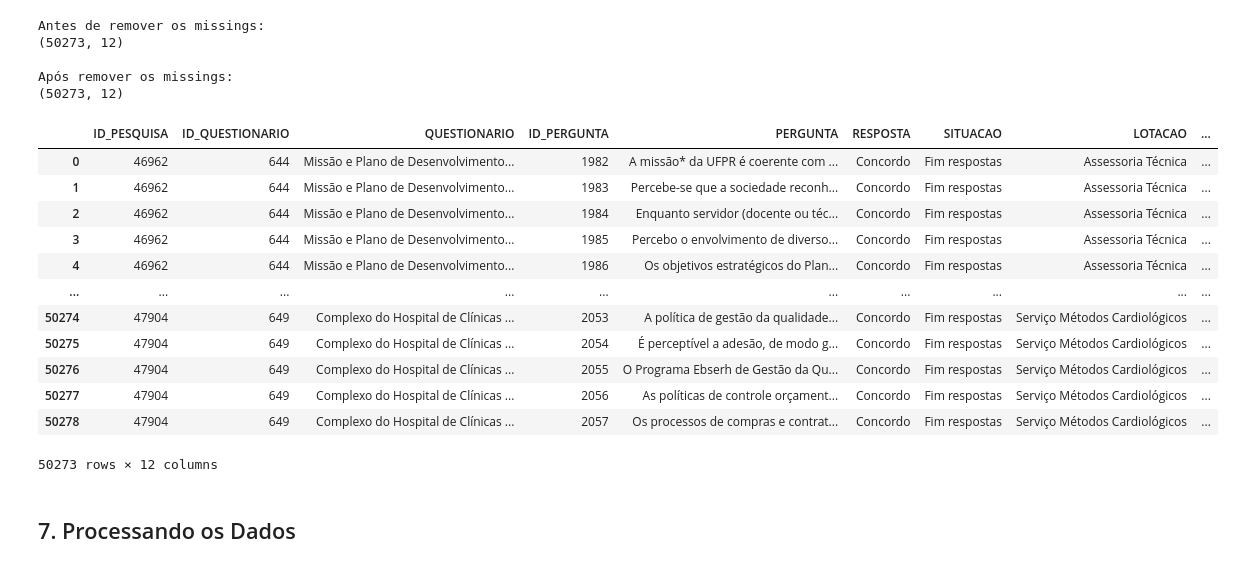
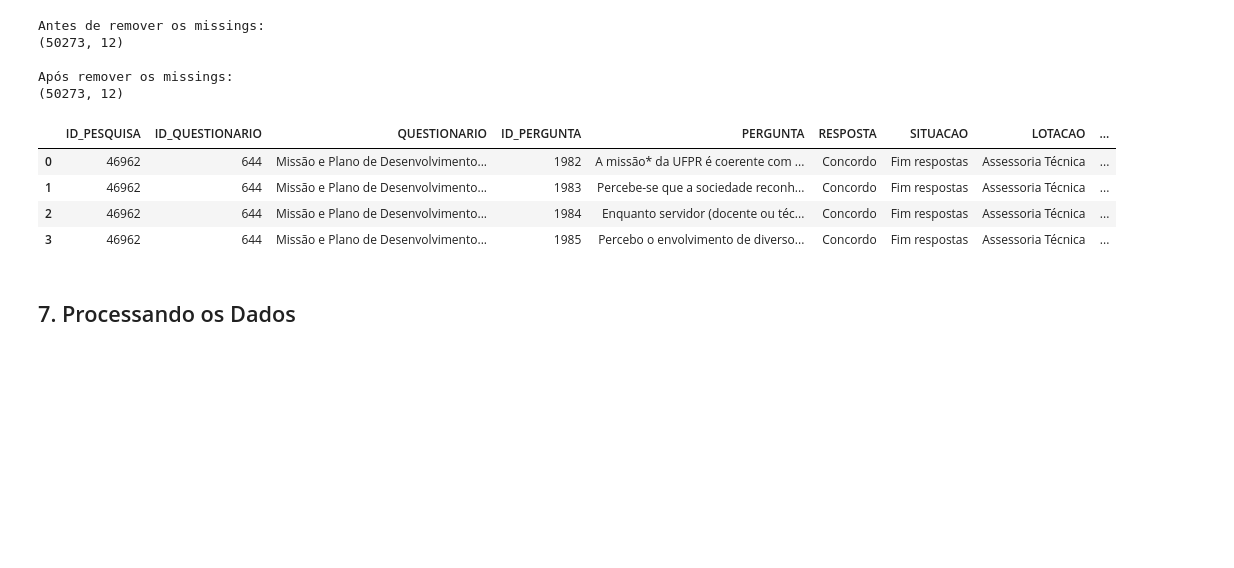
Before and after one commit to IronZiiz/Hackathon_mathmorphosis, a Jupyter notebook: data/processed/preprocessing_dados_institucional.ipynb, the cells around one changed output. Drawn from its saved outputs; the diff is of its cells as text; code cells hidden in the pictures; blank space fills up the shorter version.

```diff
--- a/data/processed/preprocessing_dados_institucional.ipynb
+++ b/data/processed/preprocessing_dados_institucional.ipynb
@@ -276,21 +276,13 @@ Antes de remover os missings:
 Após remover os missings:
 (50273, 12)
 # %%
-df_merged_institucional2025
+df_merged_institucional2025.head(4)
 # %% [output]
 |  | ID_PESQUISA | ID_QUESTIONARIO | QUESTIONARIO | ID_PERGUNTA | PERGUNTA | RESPOSTA | SITUACAO | LOTACAO | ... |
 | 0 | 46962 | 644 | Missão e Plano de Desenvolvimento... | 1982 | A missão* da UFPR é coerente com ... | Concordo | Fim respostas | Assessoria Técnica | ... |
 | 1 | 46962 | 644 | Missão e Plano de Desenvolvimento... | 1983 | Percebe-se que a sociedade reconh... | Concordo | Fim respostas | Assessoria Técnica | ... |
 | 2 | 46962 | 644 | Missão e Plano de Desenvolvimento... | 1984 | Enquanto servidor (docente ou téc... | Concordo | Fim respostas | Assessoria Técnica | ... |
 | 3 | 46962 | 644 | Missão e Plano de Desenvolvimento... | 1985 | Percebo o envolvimento de diverso... | Concordo | Fim respostas | Assessoria Técnica | ... |
-| 4 | 46962 | 644 | Missão e Plano de Desenvolvimento... | 1986 | Os objetivos estratégicos do Plan... | Concordo | Fim respostas | Assessoria Técnica | ... |
-| ... | ... | ... | ... | ... | ... | ... | ... | ... | ... |
-| 50274 | 47904 | 649 | Complexo do Hospital de Clínicas ... | 2053 | A política de gestão da qualidade... | Concordo | Fim respostas | Serviço Métodos Cardiológicos | ... |
-| 50275 | 47904 | 649 | Complexo do Hospital de Clínicas ... | 2054 | É perceptível a adesão, de modo g... | Concordo | Fim respostas | Serviço Métodos Cardiológicos | ... |
-| 50276 | 47904 | 649 | Complexo do Hospital de Clínicas ... | 2055 | O Programa Ebserh de Gestão da Qu... | Concordo | Fim respostas | Serviço Métodos Cardiológicos | ... |
-| 50277 | 47904 | 649 | Complexo do Hospital de Clínicas ... | 2056 | As políticas de controle orçament... | Concordo | Fim respostas | Serviço Métodos Cardiológicos | ... |
-| 50278 | 47904 | 649 | Complexo do Hospital de Clínicas ... | 2057 | Os processos de compras e contrat... | Concordo | Fim respostas | Serviço Métodos Cardiológicos | ... |
-50273 rows × 12 columns
 # %% [markdown]
 ## 7. Processando os Dados
 # %% [markdown]
```
Also changed, not shown: parts of 6 cells of this notebook.
